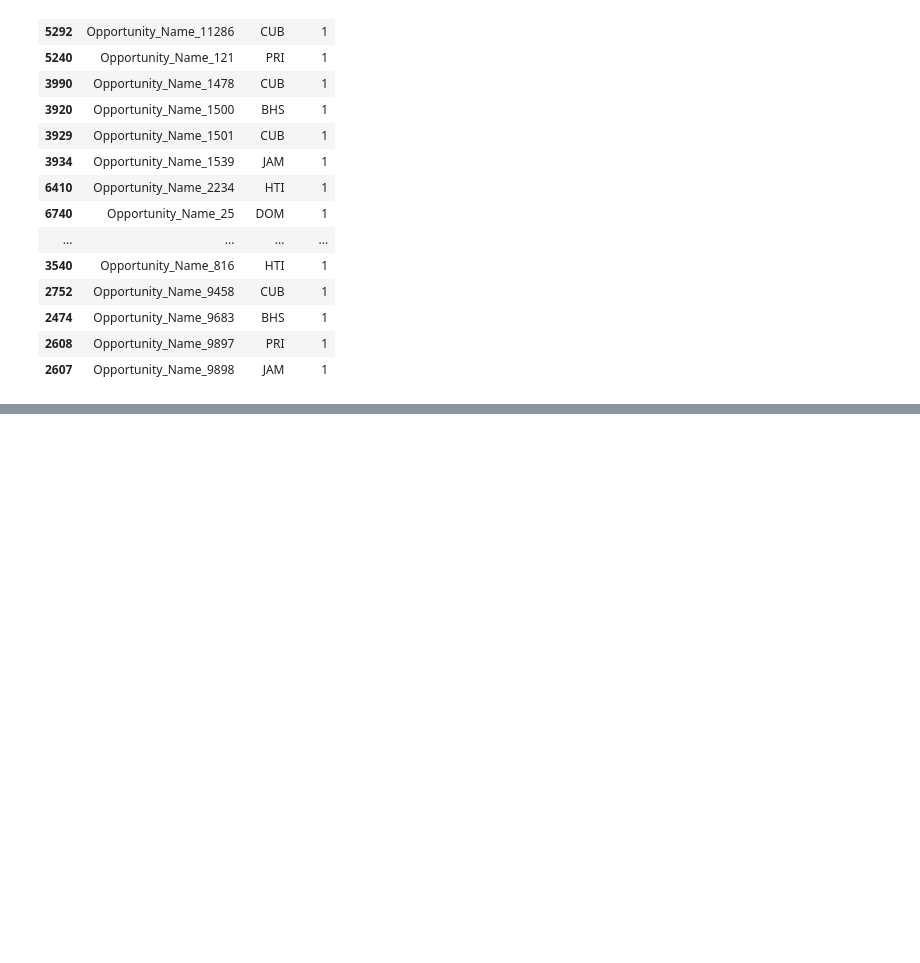
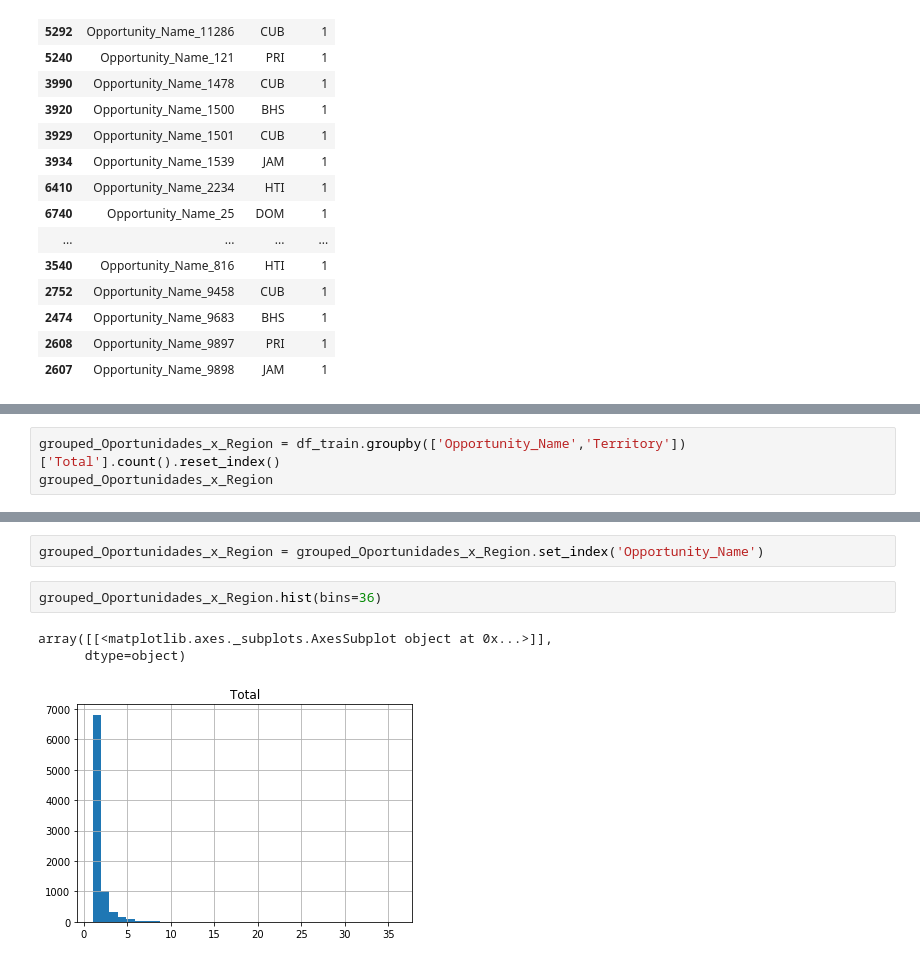
Before and after one commit to faristegui/tpdatos-2c-2020, a Jupyter notebook: tp1-cesar.ipynb, the cells around one changed output, grey strips where cells are left out. Saved outputs shown, nothing was run; the diff lists cells and outputs as text; blank space fills up the shorter version.

```diff
--- a/tp1-cesar.ipynb
+++ b/tp1-cesar.ipynb
@@ -1793,0 +1813,3 @@ df_train_oportunity[df_train_oportunity.iso_a3.isin(list(caribe))].sort_values(b
+# %%
+grouped_Oportunidades_x_Region = df_train.groupby(['Opportunity_Name','Territory'])['Total'].count().reset_index()
+grouped_Oportunidades_x_Region
@@ -1793,0 +1880,8 @@ df_train_oportunity[df_train_oportunity.iso_a3.isin(list(caribe))].sort_values(b
+# %%
+grouped_Oportunidades_x_Region = grouped_Oportunidades_x_Region.set_index('Opportunity_Name')
+# %%
+grouped_Oportunidades_x_Region.hist(bins=36)
+# %% [output]
+array([[<matplotlib.axes._subplots.AxesSubplot object at 0x...>]],
+      dtype=object)
+[figure, added]
```
Also changed, not shown: parts of 16 cells of this notebook.
